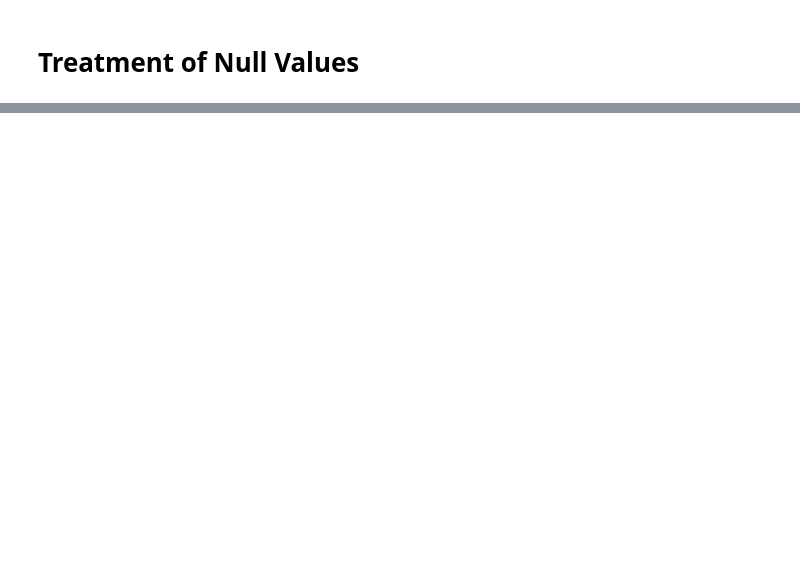
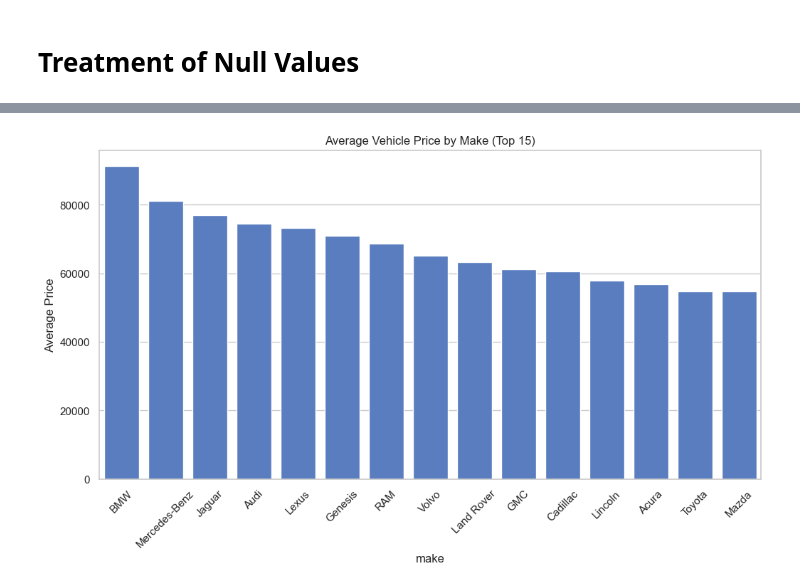
Before and after one commit to RajatDev18/Vehicle_Price_Prediction_working, a Jupyter notebook: predict_vehicle_prices.ipynb.ipynb, the cells around one changed output, grey strips where cells are left out. Saved outputs shown, nothing was run; the diff lists cells and outputs as text; code cells hidden in the pictures; blank space fills up the shorter version.

```diff
--- a/predict_vehicle_prices.ipynb.ipynb
+++ b/predict_vehicle_prices.ipynb.ipynb
@@ -90,0 +139,10 @@ df['interior_color'].fillna(df['interior_color'].mode()[0],inplace=True)
+# %%
+plt.figure(figsize=(12,6))
+avg_price = df.groupby('make')['price'].mean().sort_values(ascending=False).head(15)
+sns.barplot(x=avg_price.index, y=avg_price.values)
+plt.title('Average Vehicle Price by Make (Top 15)')
+plt.xticks(rotation=45)
+plt.ylabel('Average Price')
+plt.show()
+# %% [output]
+[figure, added]
```
Also changed, not shown: parts of 14 cells of this notebook.
